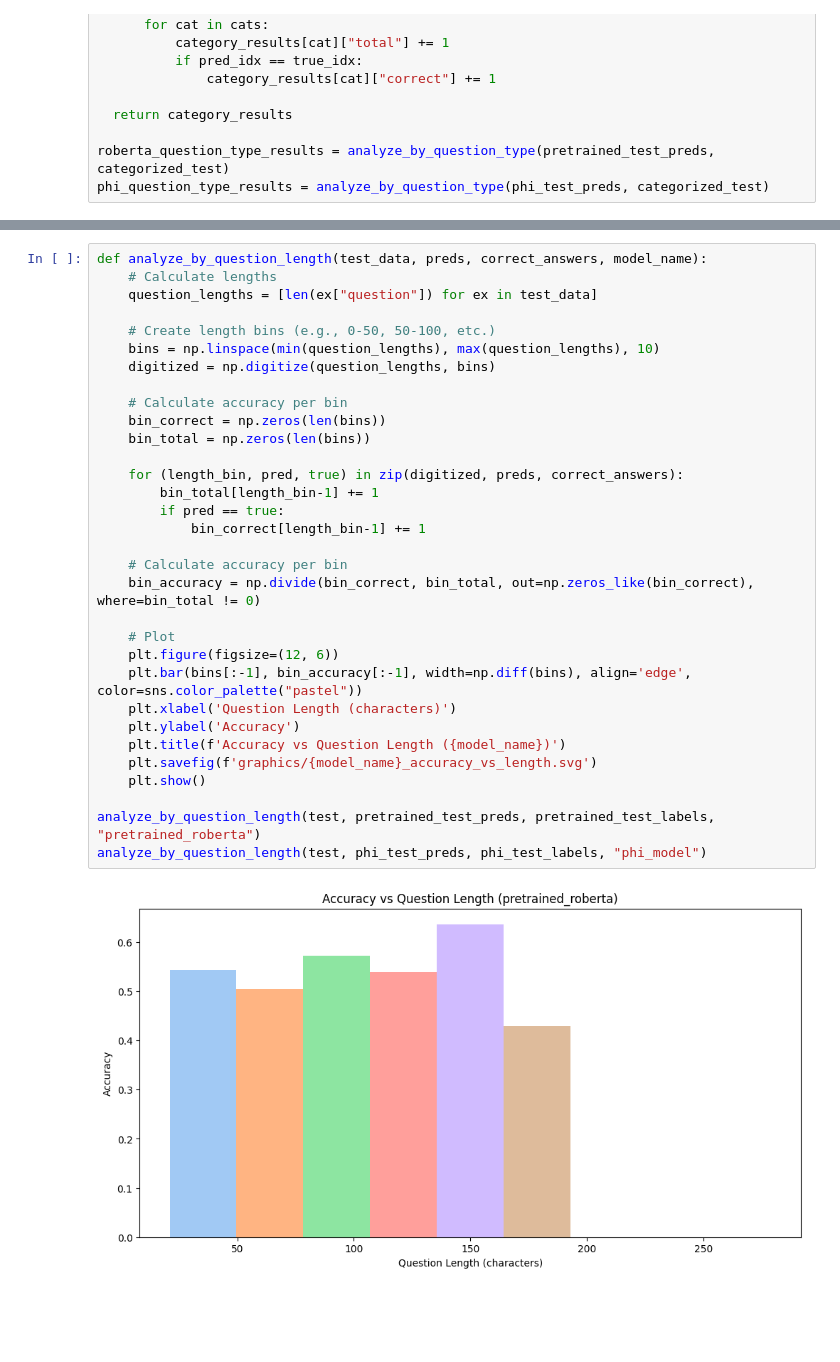
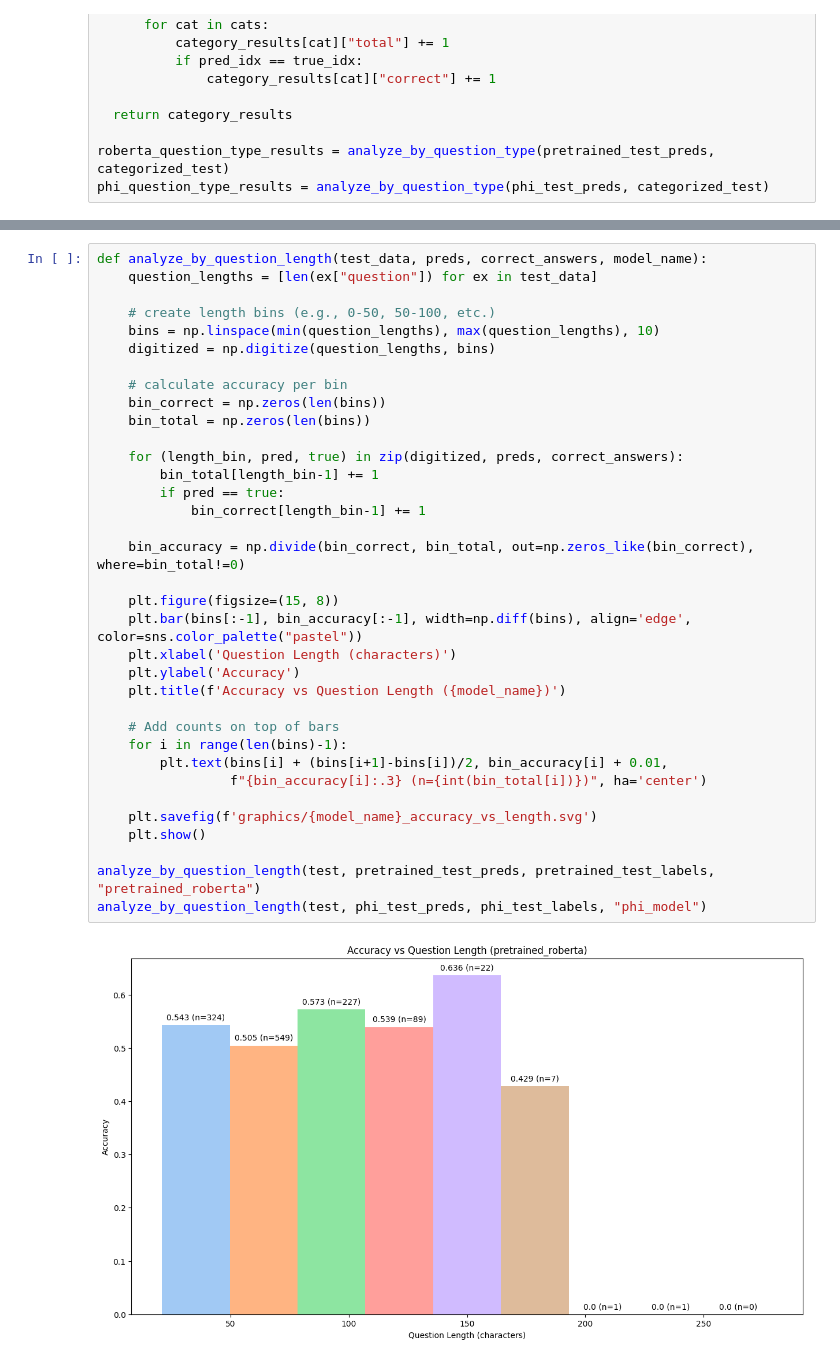
Before and after one commit to Davee02/HSLU.NLP, a Jupyter notebook: course_projects/project_2/project_2.ipynb, the cells around one changed output, grey strips where cells are left out. Cells and saved outputs as stored; diff of their text form; blank space fills up the shorter version.

```diff
--- a/course_projects/project_2/project_2.ipynb
+++ b/course_projects/project_2/project_2.ipynb
@@ -1443,34 +1503,37 @@ plot_question_type_analysis(phi_question_type_results, "phi_model")
 # %%
 def analyze_by_question_length(test_data, preds, correct_answers, model_name):
-    # Calculate lengths
     question_lengths = [len(ex["question"]) for ex in test_data]
 
-    # Create length bins (e.g., 0-50, 50-100, etc.)
+    # create length bins (e.g., 0-50, 50-100, etc.)
     bins = np.linspace(min(question_lengths), max(question_lengths), 10)
     digitized = np.digitize(question_lengths, bins)
 
-    # Calculate accuracy per bin
+    # calculate accuracy per bin
     bin_correct = np.zeros(len(bins))
     bin_total = np.zeros(len(bins))
 
     for (length_bin, pred, true) in zip(digitized, preds, correct_answers):
         bin_total[length_bin-1] += 1
         if pred == true:
             bin_correct[length_bin-1] += 1
 
-    # Calculate accuracy per bin
-    bin_accuracy = np.divide(bin_correct, bin_total, out=np.zeros_like(bin_correct), where=bin_total != 0)
+    bin_accuracy = np.divide(bin_correct, bin_total, out=np.zeros_like(bin_correct), where=bin_total!=0)
 
-    # Plot
-    plt.figure(figsize=(12, 6))
+    plt.figure(figsize=(15, 8))
     plt.bar(bins[:-1], bin_accuracy[:-1], width=np.diff(bins), align='edge', color=sns.color_palette("pastel"))
     plt.xlabel('Question Length (characters)')
     plt.ylabel('Accuracy')
     plt.title(f'Accuracy vs Question Length ({model_name})')
+
+    # Add counts on top of bars
+    for i in range(len(bins)-1):
+        plt.text(bins[i] + (bins[i+1]-bins[i])/2, bin_accuracy[i] + 0.01,
+                 f"{bin_accuracy[i]:.3} (n={int(bin_total[i])})", ha='center')
+
     plt.savefig(f'graphics/{model_name}_accuracy_vs_length.svg')
     plt.show()
 
 analyze_by_question_length(test, pretrained_test_preds, pretrained_test_labels, "pretrained_roberta")
 analyze_by_question_length(test, phi_test_preds, phi_test_labels, "phi_model")
 # %% [output]
-[figure, old version]
+[figure, new version]
```
Also changed, not shown: parts of 45 cells of this notebook.
